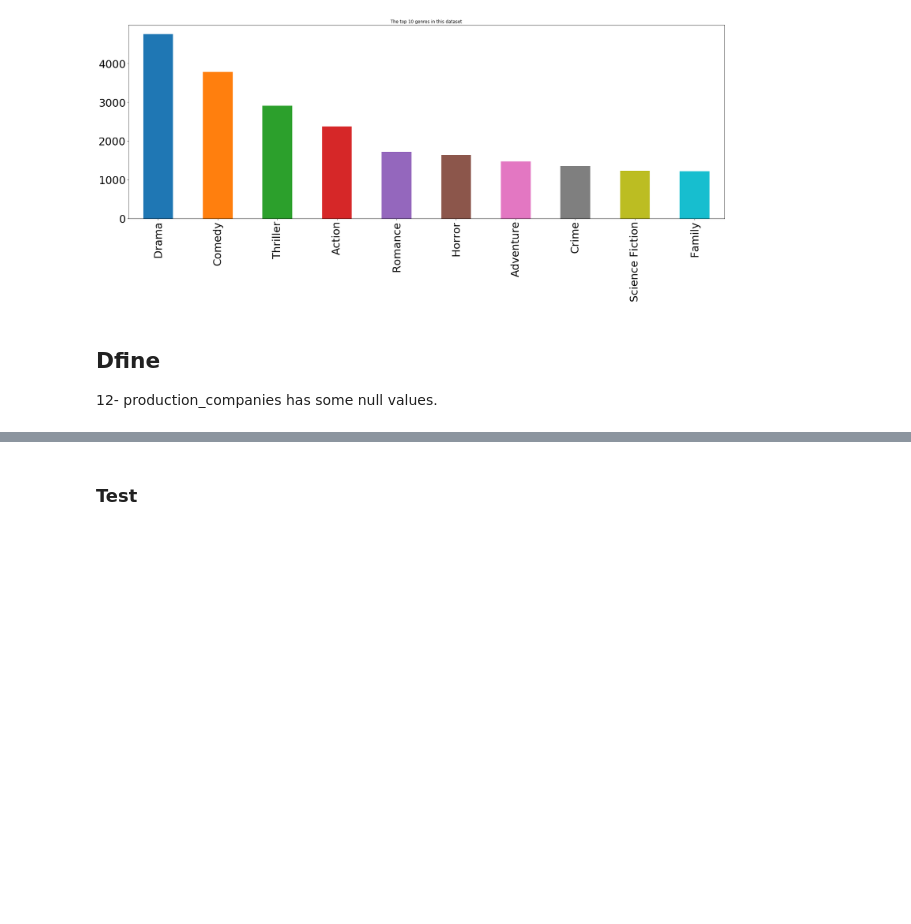
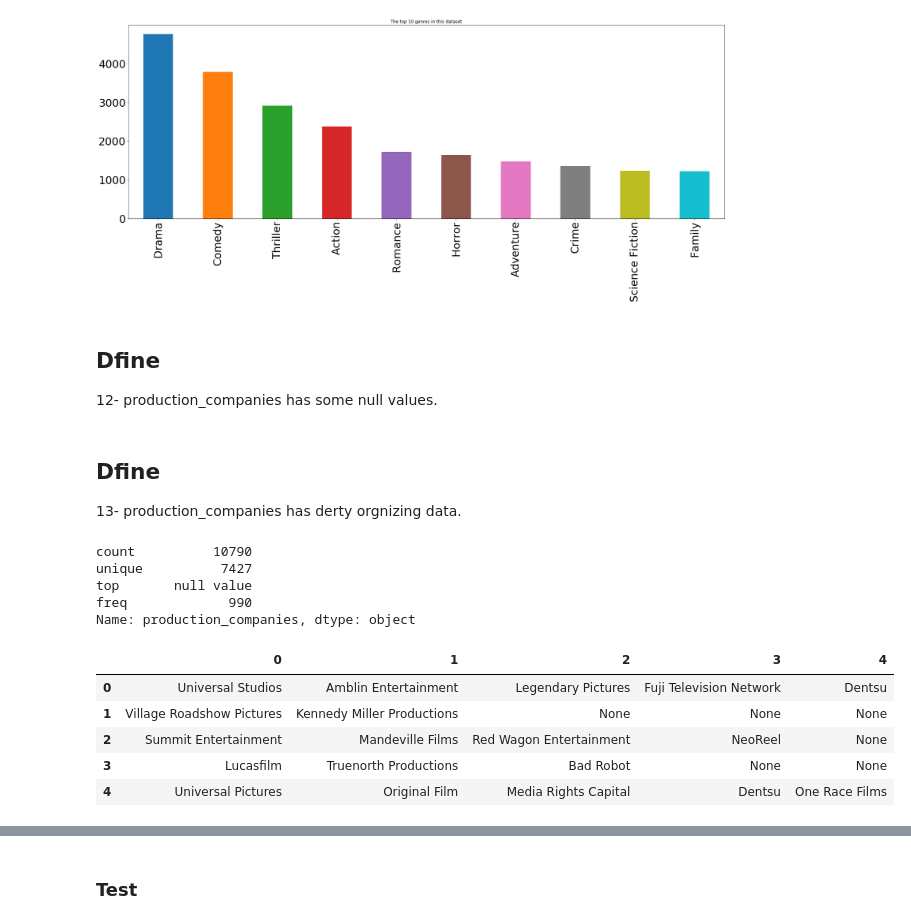
Before and after one commit to mohammed-otaibi/Investigate-a-Movies-Dataset, a Jupyter notebook: Investigate a Movies Dataset.ipynb, the cells around one changed output, grey strips where cells are left out. Drawn from its saved outputs; the diff is of its cells as text; code cells hidden in the pictures; blank space fills up the shorter version.

```diff
--- a/Investigate a Movies Dataset.ipynb
+++ b/Investigate a Movies Dataset.ipynb
@@ -335,0 +334,22 @@ movies.production_companies.fillna("null value", inplace=True)
+# %% [markdown]
+## Dfine
+13- production_companies has derty orgnizing data.
+# %%
+movies.production_companies.describe(include='all')
+# %% [output]
+count          10790
+unique          7427
+top       null value
+freq             990
+Name: production_companies, dtype: object
+# %%
+# split production_companies column by remove "|"
+production_companies_df= movies["production_companies"].str.split("|", n = -1, expand = True)
+production_companies_df.head()
+# %% [output]
+|  | 0 | 1 | 2 | 3 | 4 |
+| 0 | Universal Studios | Amblin Entertainment | Legendary Pictures | Fuji Television Network | Dentsu |
+| 1 | Village Roadshow Pictures | Kennedy Miller Productions | None | None | None |
+| 2 | Summit Entertainment | Mandeville Films | Red Wagon Entertainment | NeoReel | None |
+| 3 | Lucasfilm | Truenorth Productions | Bad Robot | None | None |
+| 4 | Universal Pictures | Original Film | Media Rights Capital | Dentsu | One Race Films |
```
Also changed, not shown: parts of 20 cells of this notebook, 1 other file.
